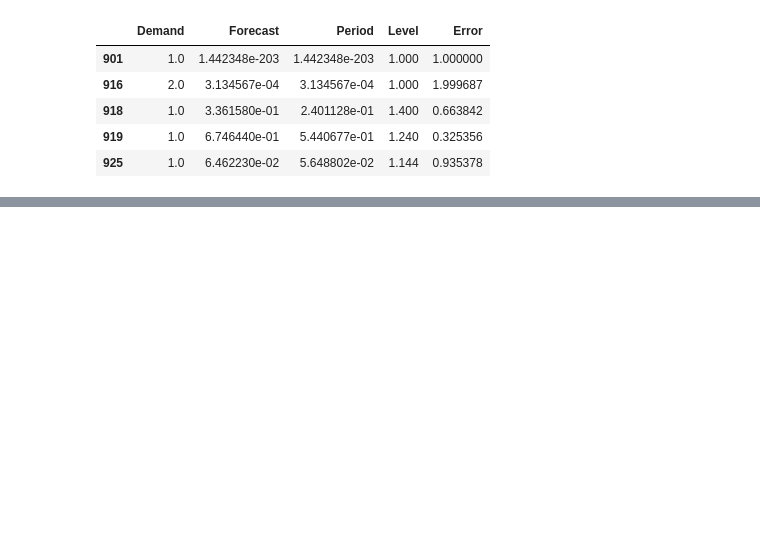
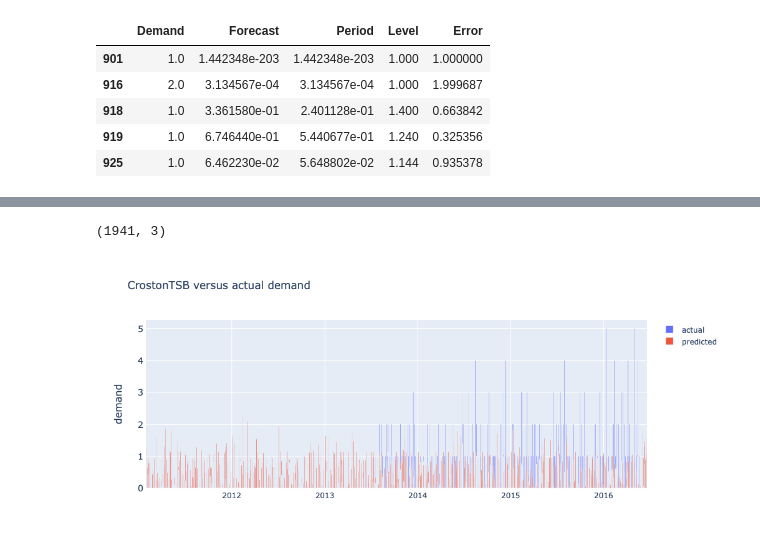
Before and after one commit to chriseisbrown/kaggle, a Jupyter notebook: m5_forecasting.ipynb, the cells around one changed output, grey strips where cells are left out. Cells and saved outputs as stored; diff of their text form; code cells hidden in the pictures; blank space fills up the shorter version.

Commit message:
fix times series with dates and graph output

```diff
--- a/m5_forecasting.ipynb
+++ b/m5_forecasting.ipynb
@@ -289,3 +281,6 @@ df_croston_tsb[df_croston_tsb['Demand'] > 0].head()
 | 918 | 1.0 | 3.361580e-01 | 2.401128e-01 | 1.400 | 0.663842 |
 | 919 | 1.0 | 6.746440e-01 | 5.440677e-01 | 1.240 | 0.325356 |
 | 925 | 1.0 | 6.462230e-02 | 5.648802e-02 | 1.144 | 0.935378 |
+# %%
+df_croston_tsb = df_croston_tsb.join(df_calendar, how='left')
+#df_croston_tsb = pd.merge(df_croston_tsb, df_calendar, on='d', how='left')
@@ -292,14 +305,20 @@ df_croston_tsb[df_croston_tsb['Demand'] > 0].head()
+# %%
+df_train.shape
+# %% [output]
+(1941, 3)
 # %%
 fig = go.Figure(data=[
-    go.Bar(name='actual', x=df_croston_tsb['ds'], y=df_croston_tsb['Demand']),
-    go.Bar(name='predicted', x=df_croston_tsb['ds'], y=df_croston_tsb['Forecast'])
+    go.Bar(name='actual', x=df_train['ds'], y=df_train['y']),
+    go.Bar(name='predicted', x=df_croston_tsb['date'], y=df_croston_tsb['Forecast'])
 ])
 # Change the bar mode
 fig.update_layout(barmode='group',
     title='CrostonTSB versus actual demand',
     yaxis=dict(
         title='demand',
         titlefont_size=16,
         tickfont_size=14,
     ))
 fig.show()
+# %% [output]
+[figure, added]
```
Also changed, not shown: parts of 5 cells of this notebook, 1 other file.
